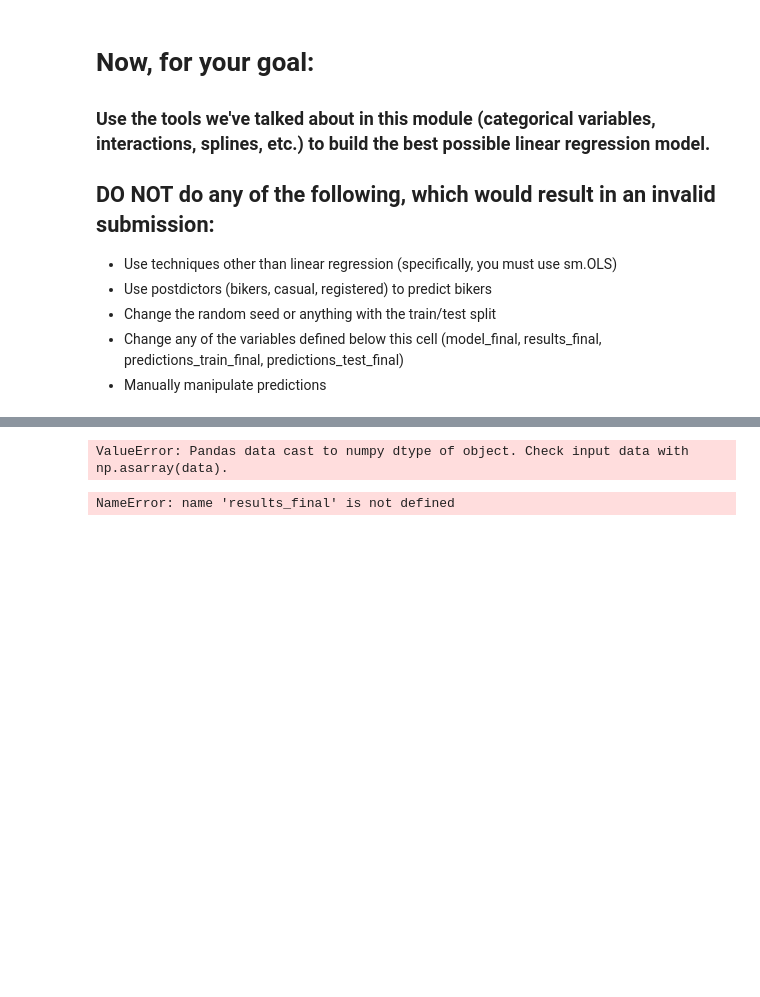
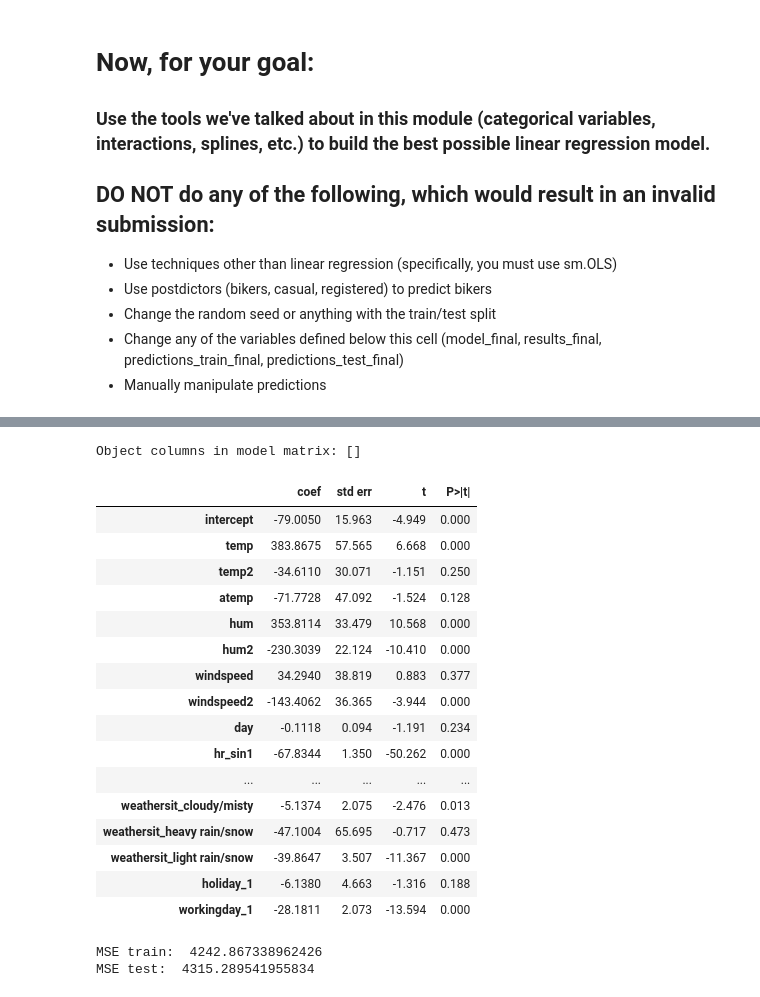
Before and after one commit to VrundHP/code_2600, a Jupyter notebook: mod05_nonlinear.ipynb, the cells around one changed output, grey strips where cells are left out. Cells and saved outputs as stored; diff of their text form; code cells hidden in the pictures; blank space fills up the shorter version.

```diff
--- a/mod05_nonlinear.ipynb
+++ b/mod05_nonlinear.ipynb
@@ -363,31 +387,56 @@ y_test  = pd.to_numeric(y_test, errors='coerce')
 # %%
 # Build your linear regression model here.
 vars_to_include = (
     [
         'intercept',
         'temp', 'temp2', 'atemp',
         'hum', 'hum2',
         'windspeed', 'windspeed2',
         'day',
         'hr_sin1', 'hr_cos1', 'hr_sin2', 'hr_cos2', 'hr_sin3', 'hr_cos3',
         'rushhour',
         'temp_x_hum', 'temp_x_windspeed', 'hum_x_windspeed',
         'rushhour_x_workingday', 'rushhour_x_weekday'
     ]
     +
     [c for c in X_train.columns if c.startswith('season_')]
     + [c for c in X_train.columns if c.startswith('mnth_')]
     + [c for c in X_train.columns if c.startswith('weekday_')]
     + [c for c in X_train.columns if c.startswith('weathersit_')]
     + [c for c in X_train.columns if c.startswith('holiday_')]
     + [c for c in X_train.columns if c.startswith('workingday_')]
 )
 
+# make list safe
+vars_to_include = list(dict.fromkeys(vars_to_include))
+vars_to_include = [c for c in vars_to_include if c in X_train.columns]
+
+# debug: confirm no object columns
+obj_cols = X_train[vars_to_include].select_dtypes(include=['object']).columns
+print("Object columns in model matrix:", list(obj_cols))
+
 model_final = sm.OLS(y_train, X_train[vars_to_include], missing='drop')
 results_final = model_final.fit()
 summarize(results_final)
 # %% [output]
-ValueError: Pandas data cast to numpy dtype of object. Check input data with np.asarray(data).
+Object columns in model matrix: []
+|  | coef | std err | t | P>|t| |
+| intercept | -79.0050 | 15.963 | -4.949 | 0.000 |
+| temp | 383.8675 | 57.565 | 6.668 | 0.000 |
+| temp2 | -34.6110 | 30.071 | -1.151 | 0.250 |
+| atemp | -71.7728 | 47.092 | -1.524 | 0.128 |
+| hum | 353.8114 | 33.479 | 10.568 | 0.000 |
+| hum2 | -230.3039 | 22.124 | -10.410 | 0.000 |
+| windspeed | 34.2940 | 38.819 | 0.883 | 0.377 |
+| windspeed2 | -143.4062 | 36.365 | -3.944 | 0.000 |
+| day | -0.1118 | 0.094 | -1.191 | 0.234 |
+| hr_sin1 | -67.8344 | 1.350 | -50.262 | 0.000 |
+| ... | ... | ... | ... | ... |
+| weathersit_cloudy/misty | -5.1374 | 2.075 | -2.476 | 0.013 |
+| weathersit_heavy rain/snow | -47.1004 | 65.695 | -0.717 | 0.473 |
+| weathersit_light rain/snow | -39.8647 | 3.507 | -11.367 | 0.000 |
+| holiday_1 | -6.1380 | 4.663 | -1.316 | 0.188 |
+| workingday_1 | -28.1811 | 2.073 | -13.594 | 0.000 |
 # %%
 predictions_train_final = predict(X_train[vars_to_include], results_final)
 print('MSE train: ', mse(y_train, predictions_train_final))
@@ -395,7 +444,8 @@ print('MSE train: ', mse(y_train, predictions_train_final))
 predictions_test_final = predict(X_test[vars_to_include], results_final)
 print('MSE test: ', mse(y_test, predictions_test_final))
 # %% [output]
-NameError: name 'results_final' is not defined
+MSE train:  4242.867338962426
+MSE test:  4315.289541955834
 # %%
 plot_avg_actual_vs_predicted_by_feature(X=X_train,
                                         y=y_train,
```
Also changed, not shown: parts of 2 cells of this notebook.
